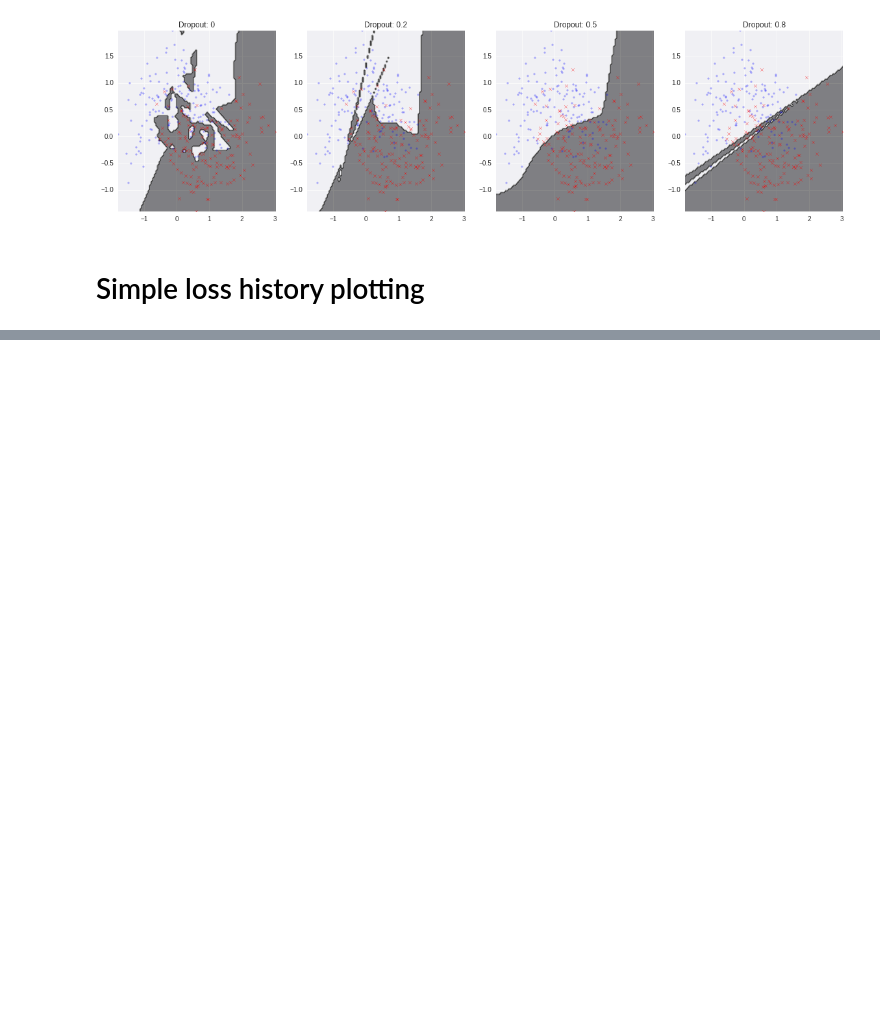
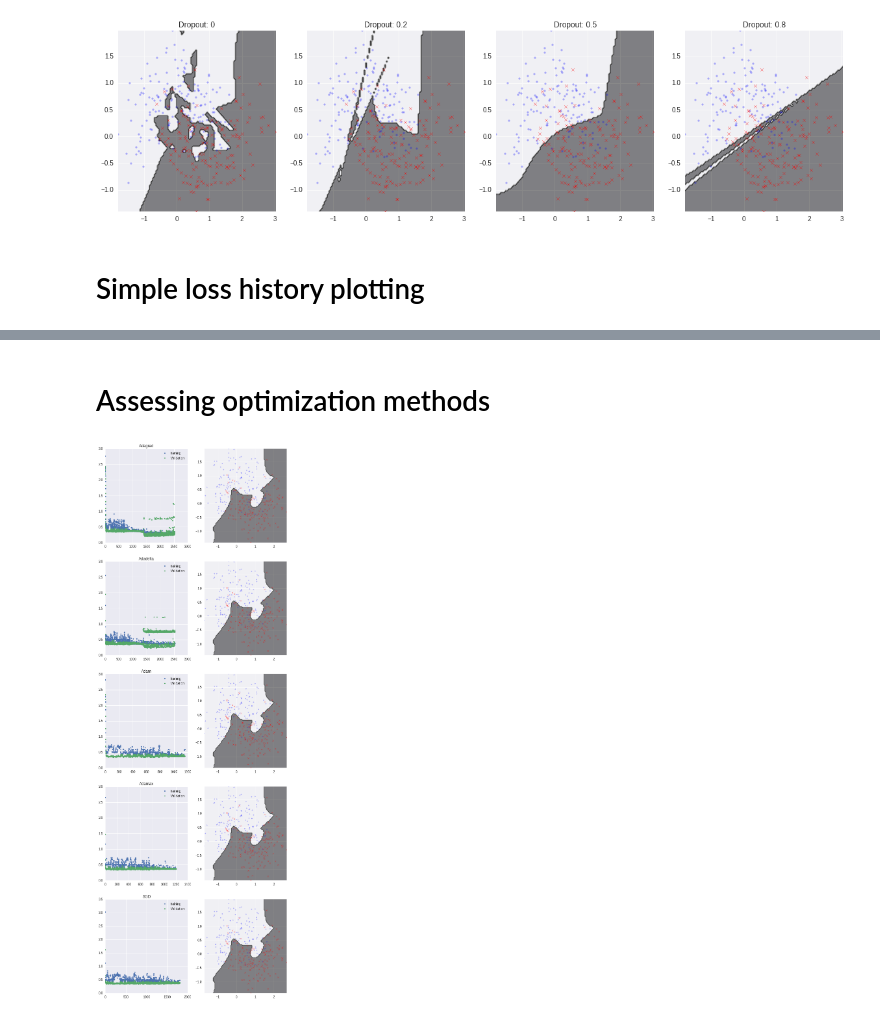
Before and after one commit to alvarouc/mlp, a Jupyter notebook: examples/moon_sklearn.ipynb, the cells around one changed output, grey strips where cells are left out. Cells and saved outputs as stored; diff of their text form; code cells hidden in the pictures; blank space fills up the shorter version.

Commit message:
updated example showing optimization

```diff
--- a/examples/moon_sklearn.ipynb
+++ b/examples/moon_sklearn.ipynb
@@ -147,0 +145,24 @@ MLP??
+# %% [markdown]
+# Assessing optimization methods
+# %%
+optimizers = ['Adagrad', 'Adadelta', 'Adam', 'Adamax', 'SGD']
+
+plt.figure(figsize=(10,30))
+for n, optim in enumerate(optimizers):
+    params = {'n_hidden': 50, 'n_deep': 3,
+              'l1_norm': 0, 'l2_norm': 0,
+              'drop': 0, 'verbose': 0,
+              'max_epoch':10000, 'patience':1000,
+              'early_stop': True, 'optimizer':optim}
+
+    clf = MLP(**params)
+    clf.fit(data, label)
+    plt.subplot(5,2,2*n+1)
+    plt.plot(clf.history['loss'],'.', label='training')
+    plt.plot(clf.history['val_loss'],'.', label='Validation')
+    plt.legend()
+    plt.title(optim)
+    plt.subplot(5,2,2*n+2)
+    plot_decision(clf_ov, data)
+# %% [output]
+[figure, added]
```
Also changed, not shown: parts of 3 cells of this notebook, 1 other file.
